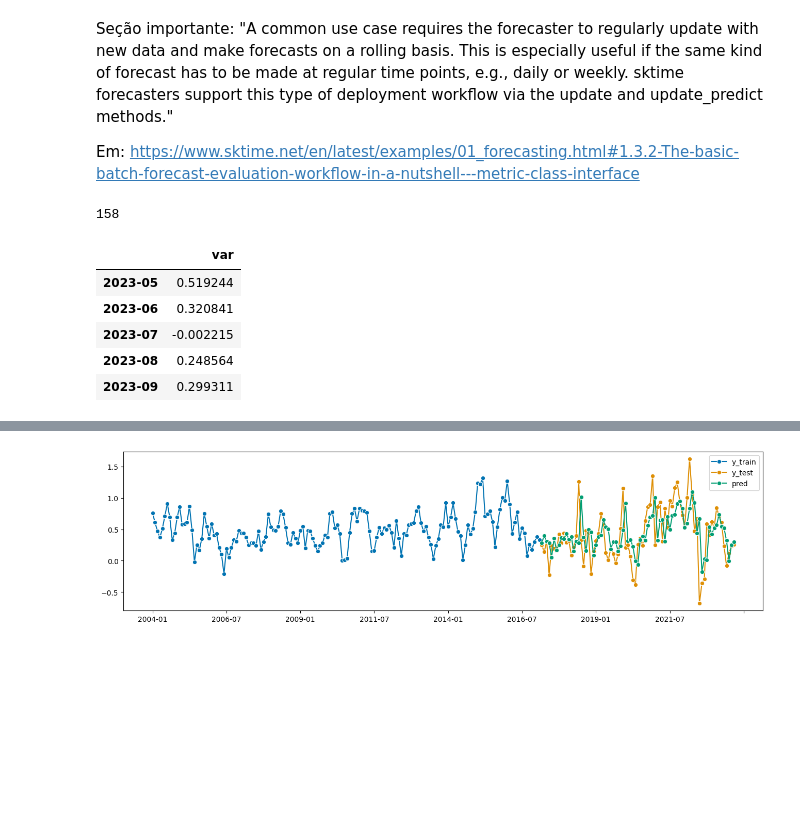
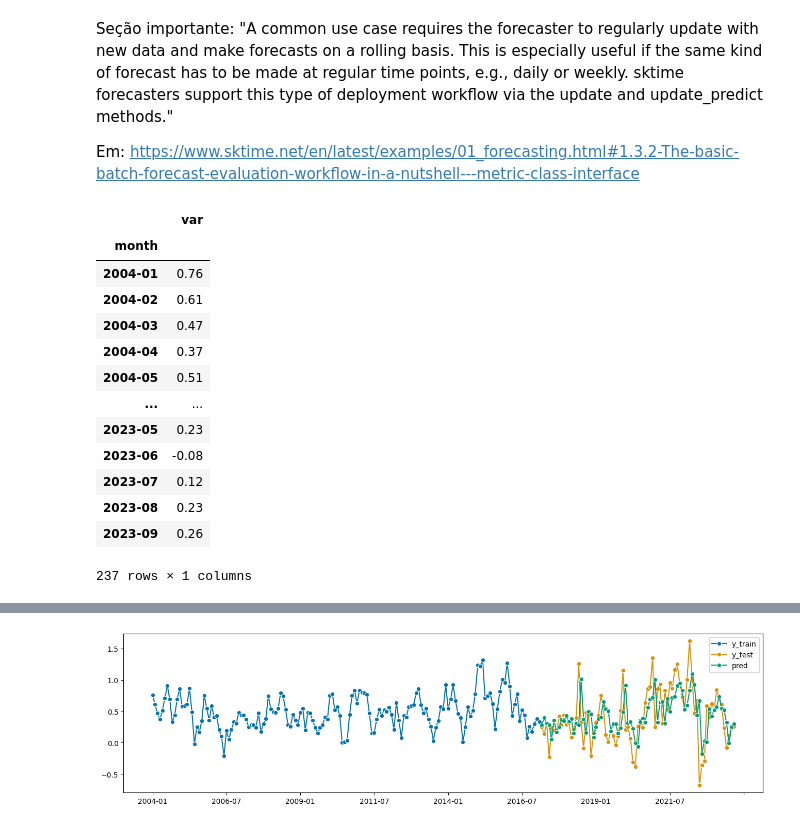
Before and after one commit to GuilhermeFrainer/tcc, a Jupyter notebook: arima_forecast.ipynb, the cells around one changed output, grey strips where cells are left out. Drawn from its saved outputs; the diff is of its cells as text; code cells hidden in the pictures; blank space fills up the shorter version.

```diff
--- a/arima_forecast.ipynb
+++ b/arima_forecast.ipynb
@@ -19,9 +18,22 @@ import utils
 # %%
 y = pd.read_csv("dados/dados_arima.csv", sep=";", decimal=",")
 y = utils.index_to_period(y)
 # Divide série em 2/3 para treino e 1/3 para teste
 y_train, y_test = temporal_train_test_split(y, test_size=79)
-y_train.size
+y
 # %% [output]
+|  | var |
+| month |  |
+| 2004-01 | 0.76 |
+| 2004-02 | 0.61 |
+| 2004-03 | 0.47 |
+| 2004-04 | 0.37 |
+| 2004-05 | 0.51 |
+| ... | ... |
+| 2023-05 | 0.23 |
+| 2023-06 | -0.08 |
+| 2023-07 | 0.12 |
+| 2023-08 | 0.23 |
+| 2023-09 | 0.26 |
-158
+237 rows × 1 columns
 # %%
@@ -30,12 +44,3 @@ cv = ExpandingWindowSplitter(fh=fh, initial_window=y_train.size)
 forecaster = AutoARIMA(sp=12) # sp=12 pois a série é mensal
 forecaster.fit(y_train)
 y_pred = forecaster.update_predict(y, cv=cv)
-# %%
-y_pred.tail(5)
-# %% [output]
-|  | var |
-| 2023-05 | 0.519244 |
-| 2023-06 | 0.320841 |
-| 2023-07 | -0.002215 |
-| 2023-08 | 0.248564 |
-| 2023-09 | 0.299311 |
```
Also changed, not shown: parts of 11 cells of this notebook.
